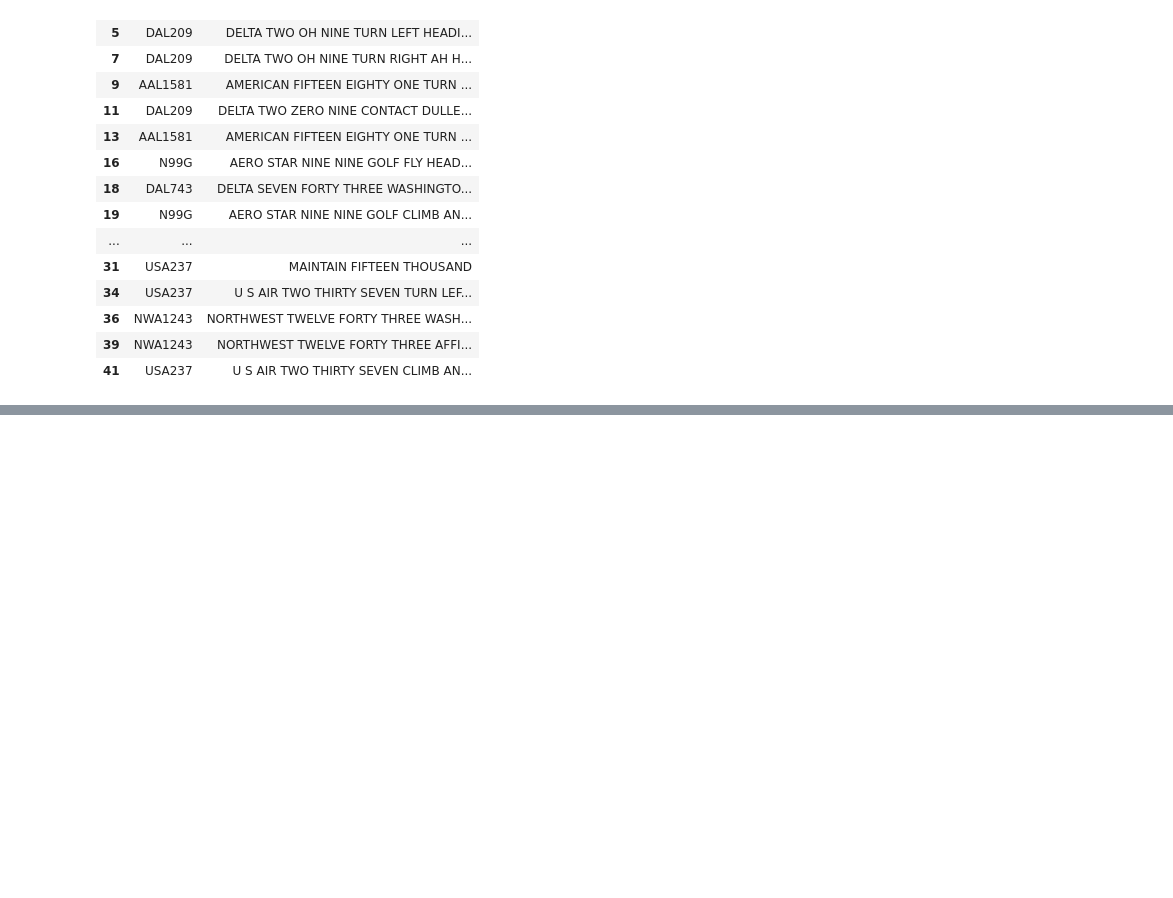
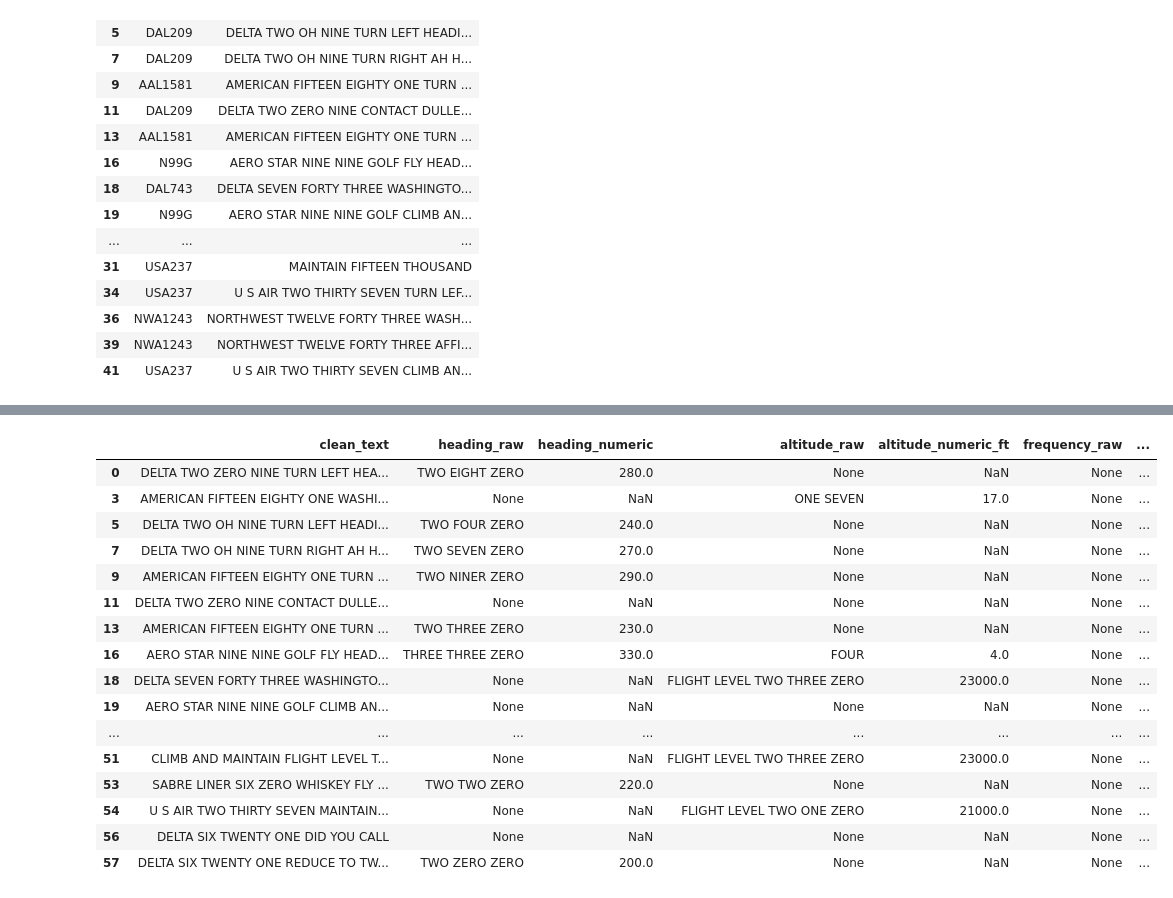
Before and after one commit to debaryasaha/aida3-ugr, a Jupyter notebook: ATC_NER_model.ipynb, the cells around one changed output, grey strips where cells are left out. Cells and saved outputs as stored; diff of their text form; code cells hidden in the pictures; blank space fills up the shorter version.

```diff
--- a/ATC_NER_model.ipynb
+++ b/ATC_NER_model.ipynb
@@ -312,0 +338,6 @@ training_df.head(30)
+# %%
+def normalize_heading_spoken(text):
+    digit_str = spoken_digits_to_string(text)
+    if digit_str == "":
+        return None
+    return int(digit_str)
@@ -312,0 +400,49 @@ training_df.head(30)
+# %%
+def first_or_none(x):
+    if isinstance(x, list) and len(x) > 0:
+        return x[0]
+    return None
+
+df_ctrl["heading_raw"] = df_ctrl["headings"].apply(first_or_none)
+df_ctrl["altitude_raw"] = df_ctrl["altitudes"].apply(first_or_none)
+df_ctrl["frequency_raw"] = df_ctrl["frequencies"].apply(first_or_none)
+# %%
+df_ctrl["heading_numeric"] = df_ctrl["heading_raw"].apply(
+    lambda x: normalize_heading_spoken(x) if isinstance(x, str) else None
+)
+
+df_ctrl["altitude_numeric_ft"] = df_ctrl["altitude_raw"].apply(
+    lambda x: normalize_altitude_spoken(x) if isinstance(x, str) else None
+)
+
+df_ctrl["frequency_numeric"] = df_ctrl["frequency_raw"].apply(
+    lambda x: normalize_frequency_spoken(x) if isinstance(x, str) and "POINT" in x.upper() else None
+)
+# %%
+df_ctrl[[
+    "clean_text",
+    "heading_raw",
+    "heading_numeric",
+    "altitude_raw",
+    "altitude_numeric_ft",
+    "frequency_raw",
+    "frequency_numeric"
+]].head(30)
+# %% [output]
+|  | clean_text | heading_raw | heading_numeric | altitude_raw | altitude_numeric_ft | frequency_raw | ... |
+| 0 | DELTA TWO ZERO NINE TURN LEFT HEA... | TWO EIGHT ZERO | 280.0 | None | NaN | None | ... |
+| 3 | AMERICAN FIFTEEN EIGHTY ONE WASHI... | None | NaN | ONE SEVEN | 17.0 | None | ... |
+| 5 | DELTA TWO OH NINE TURN LEFT HEADI... | TWO FOUR ZERO | 240.0 | None | NaN | None | ... |
+| 7 | DELTA TWO OH NINE TURN RIGHT AH H... | TWO SEVEN ZERO | 270.0 | None | NaN | None | ... |
+| 9 | AMERICAN FIFTEEN EIGHTY ONE TURN ... | TWO NINER ZERO | 290.0 | None | NaN | None | ... |
+| 11 | DELTA TWO ZERO NINE CONTACT DULLE... | None | NaN | None | NaN | None | ... |
+| 13 | AMERICAN FIFTEEN EIGHTY ONE TURN ... | TWO THREE ZERO | 230.0 | None | NaN | None | ... |
+| 16 | AERO STAR NINE NINE GOLF FLY HEAD... | THREE THREE ZERO | 330.0 | FOUR | 4.0 | None | ... |
+| 18 | DELTA SEVEN FORTY THREE WASHINGTO... | None | NaN | FLIGHT LEVEL TWO THREE ZERO | 23000.0 | None | ... |
+| 19 | AERO STAR NINE NINE GOLF CLIMB AN... | None | NaN | None | NaN | None | ... |
+| ... | ... | ... | ... | ... | ... | ... | ... |
+| 51 | CLIMB AND MAINTAIN FLIGHT LEVEL T... | None | NaN | FLIGHT LEVEL TWO THREE ZERO | 23000.0 | None | ... |
+| 53 | SABRE LINER SIX ZERO WHISKEY FLY ... | TWO TWO ZERO | 220.0 | None | NaN | None | ... |
+| 54 | U S AIR TWO THIRTY SEVEN MAINTAIN... | None | NaN | FLIGHT LEVEL TWO ONE ZERO | 21000.0 | None | ... |
+| 56 | DELTA SIX TWENTY ONE DID YOU CALL | None | NaN | None | NaN | None | ... |
+| 57 | DELTA SIX TWENTY ONE REDUCE TO TW... | TWO ZERO ZERO | 200.0 | None | NaN | None | ... |
```
Also changed, not shown: parts of 17 cells of this notebook.
